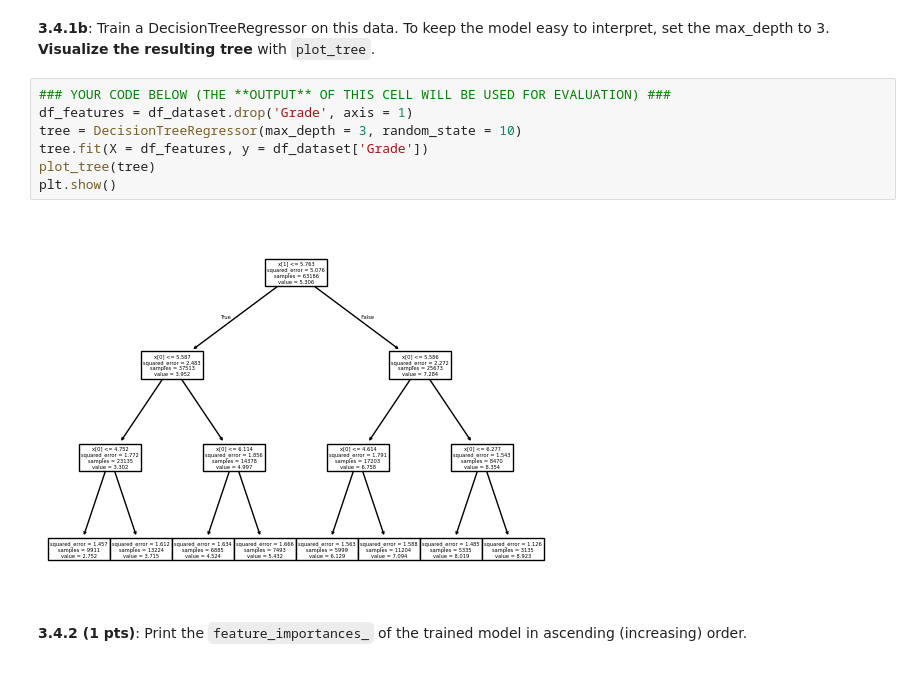
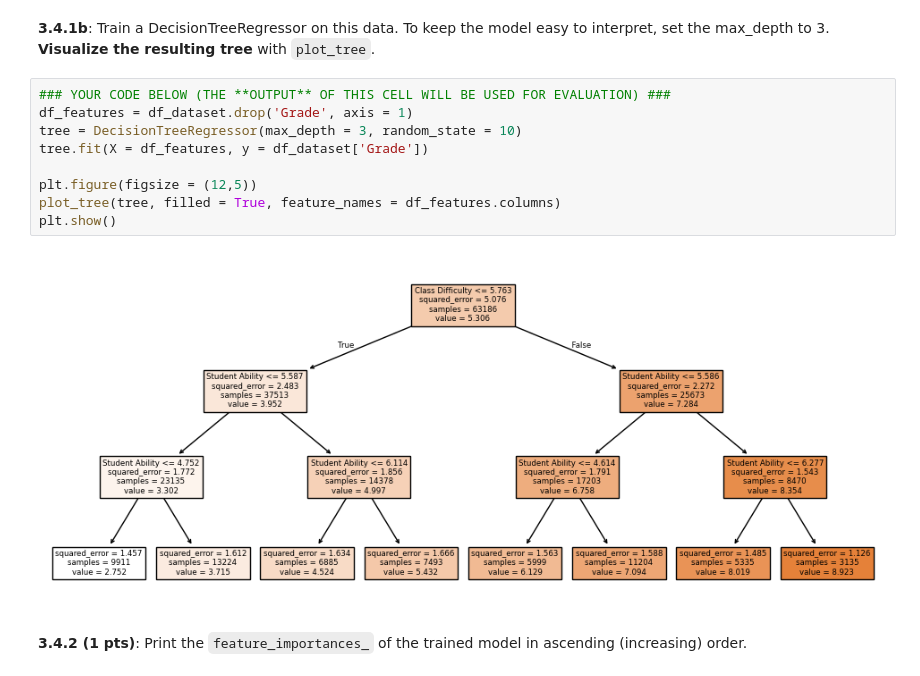
Before and after one commit to dbrantsc-8/Ada_2025, a Jupyter notebook: Homework/02_PROJECT_CHEATING_SCANDAL/2025_HW2.ipynb, the cells around one changed output. Saved outputs shown, nothing was run; the diff lists cells and outputs as text.

```diff
--- a/Homework/02_PROJECT_CHEATING_SCANDAL/2025_HW2.ipynb
+++ b/Homework/02_PROJECT_CHEATING_SCANDAL/2025_HW2.ipynb
@@ -614,12 +726,14 @@ df_dataset['Grade'] = df['grade']
 # %%
 ### YOUR CODE BELOW (THE **OUTPUT** OF THIS CELL WILL BE USED FOR EVALUATION) ###
 df_features = df_dataset.drop('Grade', axis = 1)
 tree = DecisionTreeRegressor(max_depth = 3, random_state = 10)
 tree.fit(X = df_features, y = df_dataset['Grade'])
-plot_tree(tree)
+
+plt.figure(figsize = (12,5))
+plot_tree(tree, filled = True, feature_names = df_features.columns)
 plt.show()
 # %% [output]
-[figure, old version]
+[figure, new version]
 # %% [markdown]
 **3.4.2 (1 pts)**: Print the `feature_importances_` of the trained model in ascending (increasing) order.
 # %%
```
Also changed, not shown: parts of 24 cells of this notebook.
